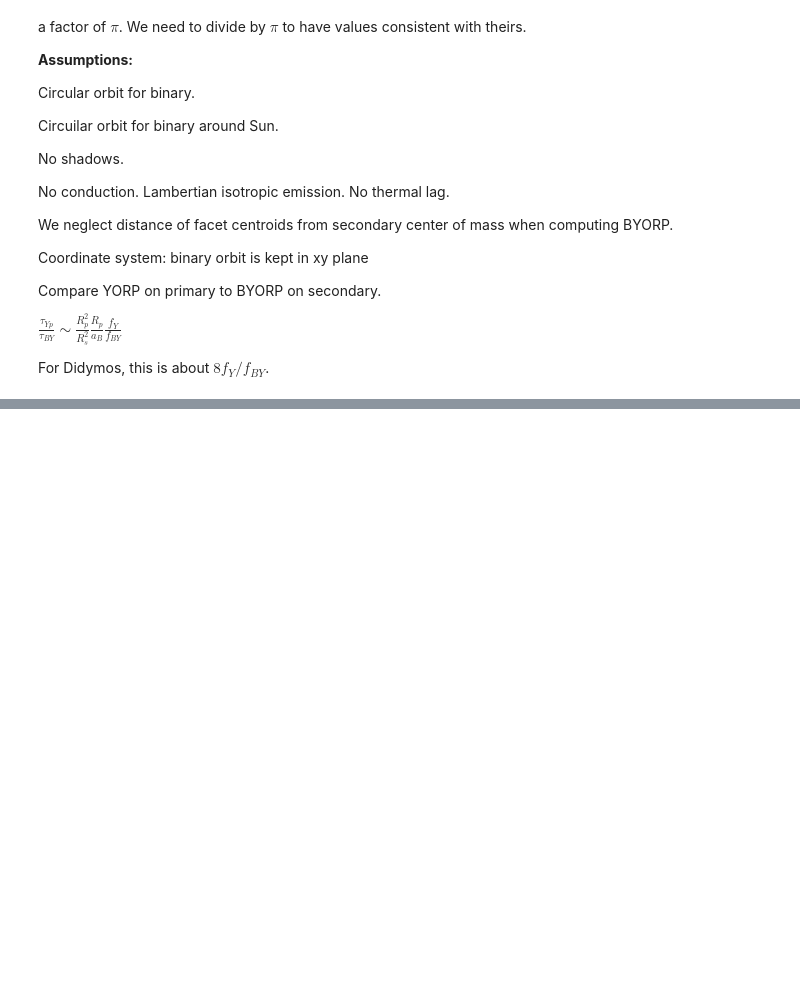
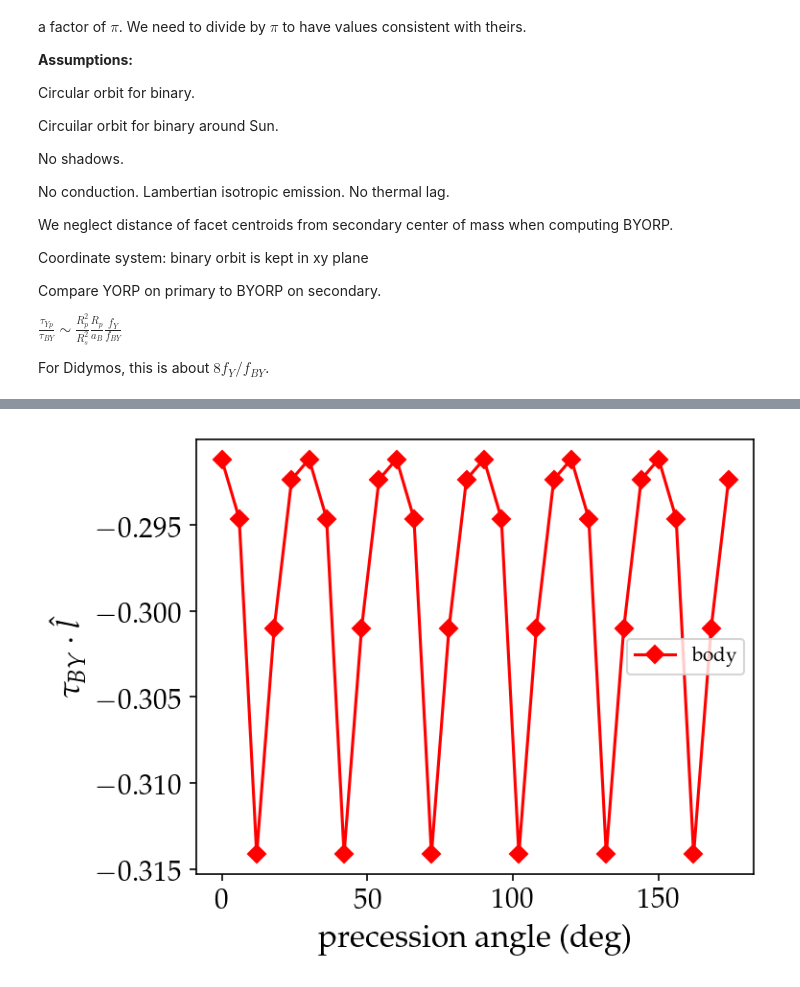
Before and after one commit to aquillen/asteroid_binary, a Jupyter notebook: myexamples/pylab/BYORP4.ipynb, the cells around one changed output, grey strips where cells are left out. Saved outputs shown, nothing was run; the diff lists cells and outputs as text; code cells hidden in the pictures; blank space fills up the shorter version.

```diff
--- a/myexamples/pylab/BYORP4.ipynb
+++ b/myexamples/pylab/BYORP4.ipynb
@@ -344,0 +436,71 @@ D8: time to complete 2.9 second(s)
+# %%
+# compute the BYORP torque on body as a function of precession angle
+# for a given obliquity and inclination
+# returns precession angle and torque arrays
+
+#Create the mesh
+squannit = pymesh.load_mesh("kw4b.obj")
+short_squannit, info = pymesh.collapse_short_edges(squannit, SIZEOFMESH)
+vertices = short_squannit.vertices
+faces = short_squannit.faces
+
+
+#Simulation Parameters
+size = 30           # Number of Precession Angles
+block_size = 1      # Precession < per subprocess
+incl = 0; obliquity=np.pi/4
+
+tau_l_arr = np.ctypeslib.as_ctypes(np.zeros((size)))
+shared_array_tau = sharedctypes.RawArray(tau_l_arr._type_, tau_l_arr)
+p_arr = np.ctypeslib.as_ctypes(np.zeros((size)))
+shared_array_p = sharedctypes.RawArray(p_arr._type_, p_arr)
+
+
+
+
+def aj_alt_obliq_BY_fig3(nprec):
+    body = pymesh.form_mesh(vertices, faces)
+    body.add_attribute("face_area")
+    body.add_attribute("face_normal")
+    #mesh.add_attribute("vertex_normal")
+    body.add_attribute("face_centroid")
+    f_area = body.get_attribute("face_area")
+
+    phi0=0
+    nphi_Sun=36  # number of solar positions
+    nphi = 36    # number of spin positions
+    dprec = np.pi/size  # only goes from 0 to pi
+    tau_l_arr = np.ctypeslib.as_array(shared_array_tau)  # to store torques
+    p_arr = np.ctypeslib.as_array(shared_array_p)
+    print(f'Starting {nprec}')
+    for i in range(nprec, nprec+block_size):
+        phi_prec=i*dprec
+        tau_BY_x,tau_BY_y,tau_BY_z, tau_l =compute_BY(body,obliquity,nphi,nphi_Sun,incl,phi0,phi_prec)
+        p_arr[i] = phi_prec*180/np.pi
+        tau_l_arr[i] = tau_l
+    print(f'Finished {nprec}')
+    return p_arr,tau_l_arr
+
+
+
+# compute BYORPs as a function of precession angle, seems not sensitive to precession angle
+# p_arr,tau_l_arr = obliq_BY_fig3(body,obliquity,incl)
+
+start = time.perf_counter()
+p = Pool()
+#Complete BYORP analysis
+print('Starting analysis')
+res = p.map(aj_alt_obliq_BY_fig3, range(size))
+multi_p_arr = np.ctypeslib.as_array(shared_array_p)
+multi_tau_l_arr = np.ctypeslib.as_array(shared_array_tau)
+end = time.perf_counter()#Print Time
+print(f'D8: time to complete {round(end - start,2)} second(s)')
+
+
+fig,ax = plt.subplots(1,1,figsize=(5,4),dpi=150)
+ax.plot(multi_p_arr,multi_tau_l_arr,'rD-',label='body')
+ax.set_xlabel('precession angle (deg)',fontsize=16)
+ax.set_ylabel(r'${ \tau}_{BY} \cdot \hat{l}$',fontsize=16)
+ax.legend()
+fig.savefig(folder+'/PrecessBY')
+# %% [output]
@@ -344,0 +524 @@ D8: time to complete 2.9 second(s)
+[figure, added]
```
Also changed, not shown: parts of 9 cells of this notebook, 15 other files.
